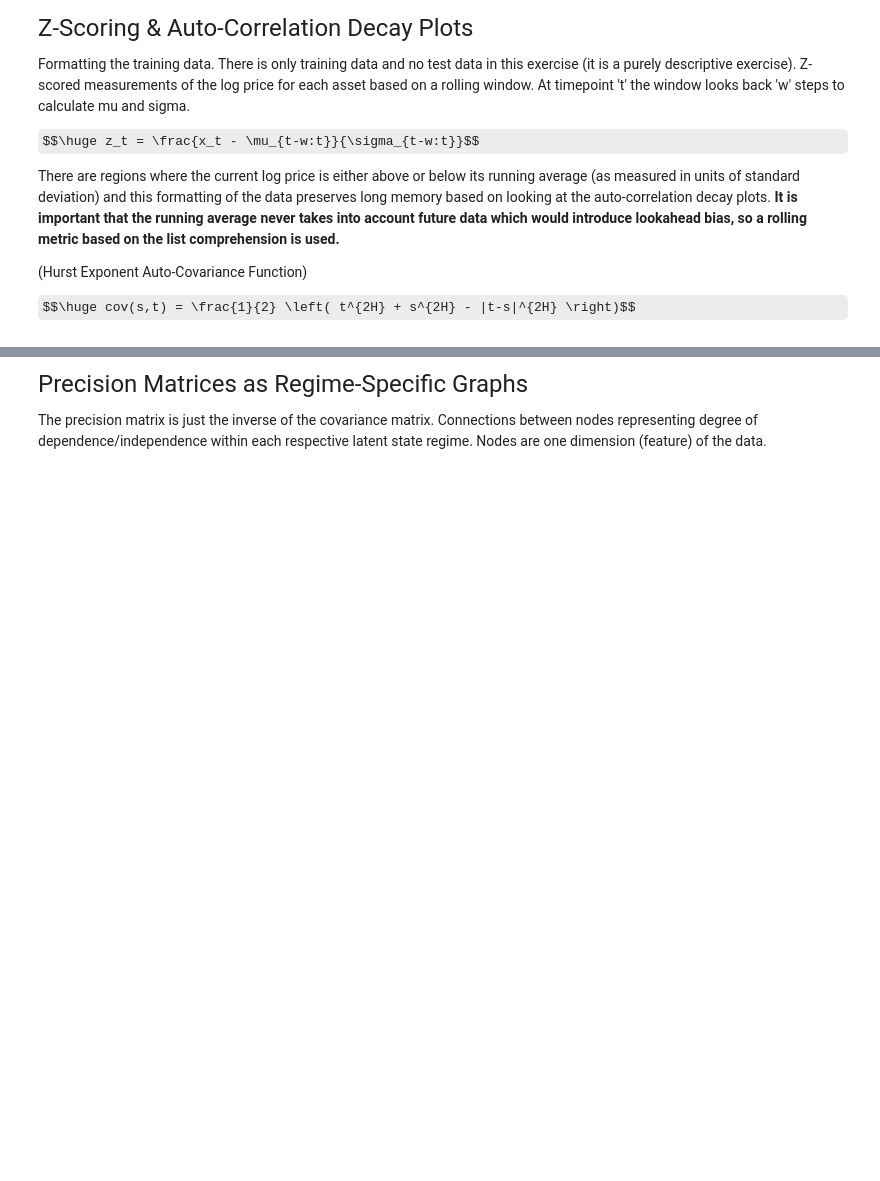
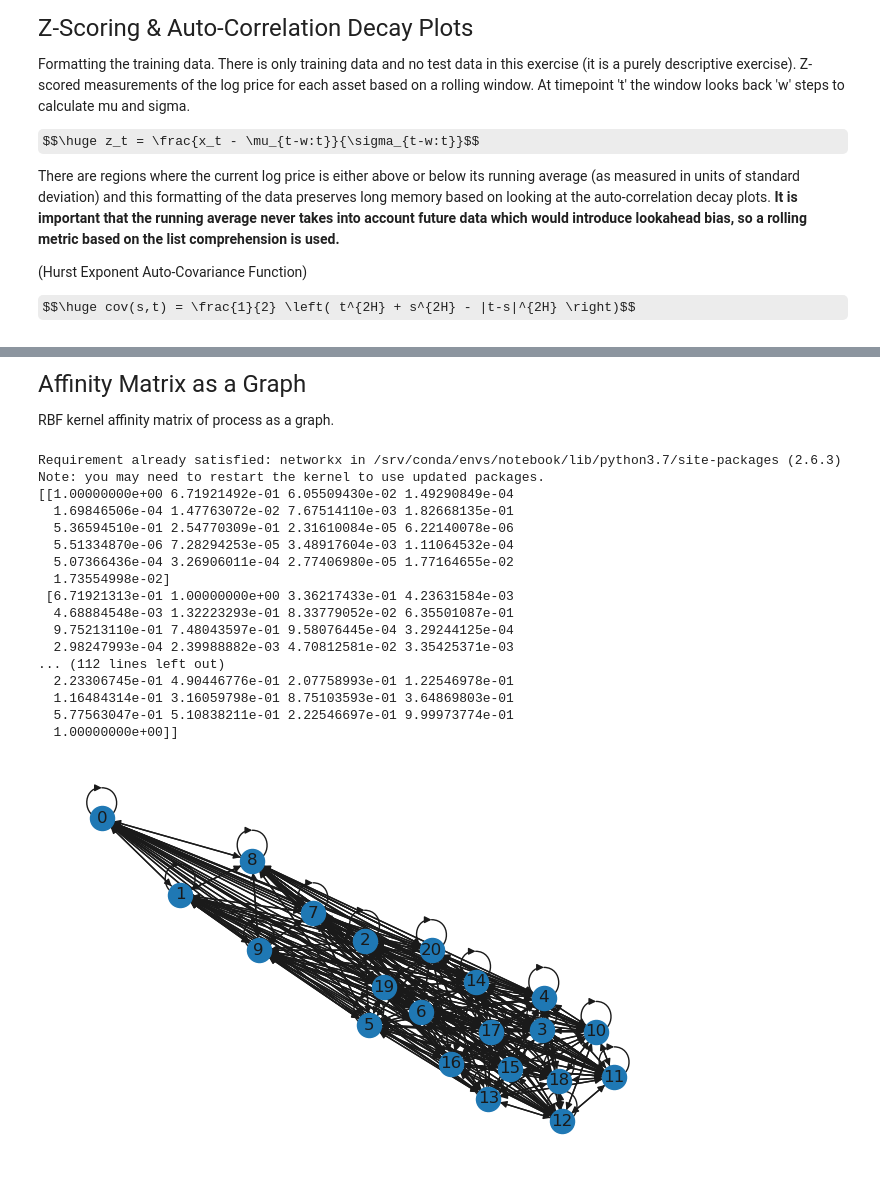
Before and after one commit to regime-lab/power-spectral-density, a Jupyter notebook: fractional_psd.ipynb, the cells around one changed output, grey strips where cells are left out. Drawn from its saved outputs; the diff is of its cells as text; code cells hidden in the pictures; some formulas as TeX source; blank space fills up the shorter version.

```diff
--- a/fractional_psd.ipynb
+++ b/fractional_psd.ipynb
@@ -239,22 +224,32 @@ for M in states:
 # %% [markdown]
-<font size=5> Precision Matrices as Regime-Specific Graphs </font>
+<font size=5> Affinity Matrix as a Graph </font>
 
-The precision matrix is just the inverse of the covariance matrix. Connections between nodes representing degree of dependence/independence within each respective latent state regime. Nodes are one dimension (feature) of the data.
+RBF kernel affinity matrix of process as a graph.
 # %%
 %pip install networkx
 import networkx as nx
-import matplotlib.pyplot as plt
+print(white_noise.affinity_matrix)
 
-fig, axes = plt.subplots(2, 2, figsize=(8, 5))
-
-i = 0
-j = 0
-for pmat in dpgmm_model.precisions_:
-    if state_counts[i] > 0:
-        ax = axes[j//2][j%2]
-        G = nx.DiGraph(pmat)
-        nx.draw(G, with_labels=True, ax=ax)
-        j += 1
-    i += 1
-
+fig, ax = plt.subplots(figsize=(8, 5))
+G = nx.DiGraph(white_noise.affinity_matrix)
+nx.draw(G, with_labels=True, ax=ax)
 plt.show()
+# %% [output]
+Requirement already satisfied: networkx in /srv/conda/envs/notebook/lib/python3.7/site-packages (2.6.3)
+Note: you may need to restart the kernel to use updated packages.
+[[1.00000000e+00 6.71921492e-01 6.05509430e-02 1.49290849e-04
+  1.69846506e-04 1.47763072e-02 7.67514110e-03 1.82668135e-01
+  5.36594510e-01 2.54770309e-01 2.31610084e-05 6.22140078e-06
+  5.51334870e-06 7.28294253e-05 3.48917604e-03 1.11064532e-04
+  5.07366436e-04 3.26906011e-04 2.77406980e-05 1.77164655e-02
+  1.73554998e-02]
+ [6.71921313e-01 1.00000000e+00 3.36217433e-01 4.23631584e-03
+  4.68884548e-03 1.32223293e-01 8.33779052e-02 6.35501087e-01
+  9.75213110e-01 7.48043597e-01 9.58076445e-04 3.29244125e-04
+  2.98247993e-04 2.39988882e-03 4.70812581e-02 3.35425371e-03
+... (112 lines left out)
+  2.23306745e-01 4.90446776e-01 2.07758993e-01 1.22546978e-01
+  1.16484314e-01 3.16059798e-01 8.75103593e-01 3.64869803e-01
+  5.77563047e-01 5.10838211e-01 2.22546697e-01 9.99973774e-01
+  1.00000000e+00]]
+[figure, added]
```
Also changed, not shown: parts of 7 cells of this notebook.
